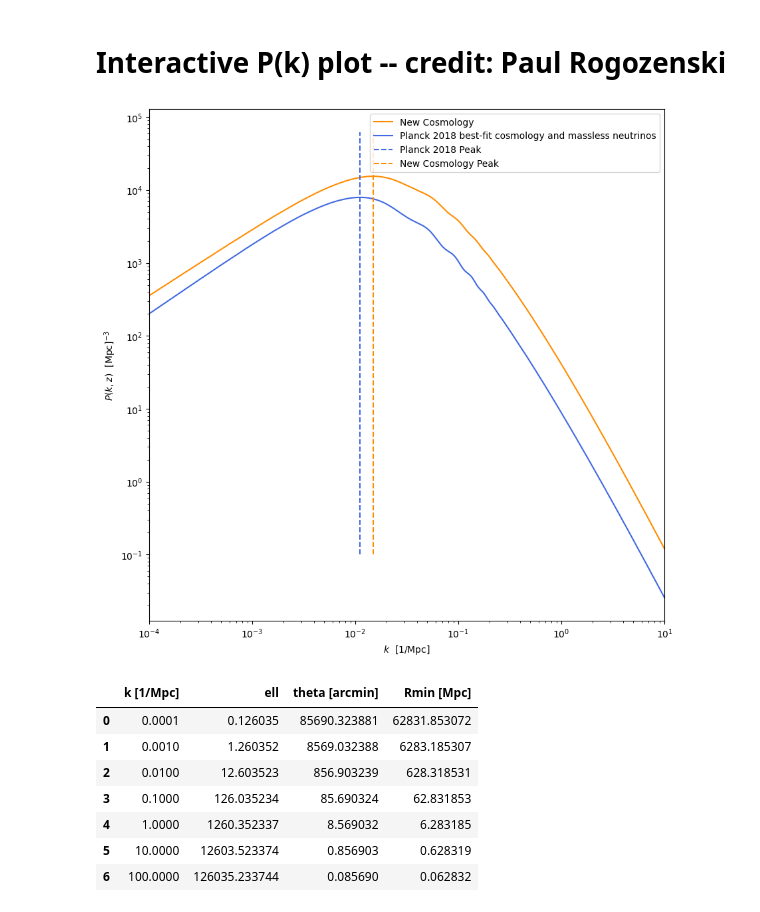
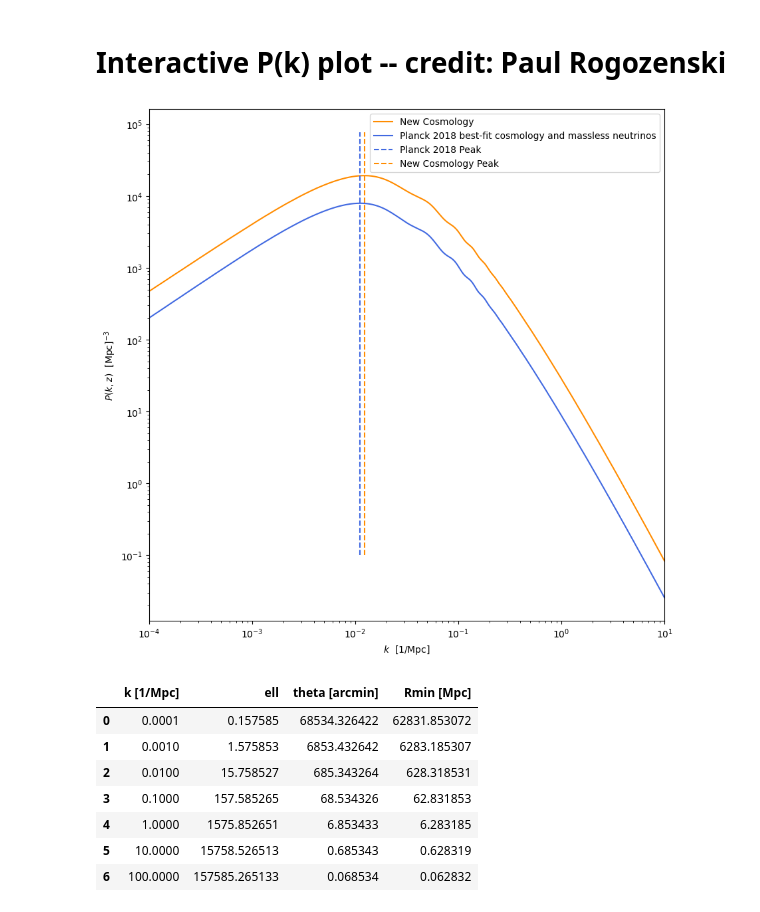
Before and after one commit to CLASS-SZ/notebooks, a Jupyter notebook: install_class_sz_on_colab.ipynb, the cells around one changed output. Cells and saved outputs as stored; diff of their text form; code cells hidden in the pictures.

```diff
--- a/install_class_sz_on_colab.ipynb
+++ b/install_class_sz_on_colab.ipynb
@@ -243,7 +248,7 @@ Nk_fid = 1000
 k_fid = np.logspace(-4,1,Nk_fid)
 k_table = np.array([10**-4, 10**-3, 10**-2, 10**-1, 10**0, 10**1, 10**2])
 
-def compute_pk(H0, A_s, n_s, Omega_b, Omega_CDM, m_nu, z):
+def compute_pk(H0, A_s, n_s, Omega_b, Omega_CDM, z):
 
     h = H0/100
 
@@ -277,9 +282,9 @@ def compute_pk(H0, A_s, n_s, Omega_b, Omega_CDM, m_nu, z):
 
     return Pk_lin, k_fid, M.get_chi(z)
 
-H0_fid, A_s_fid, n_s_fid, Omega_b_fid, Omega_cdm_fid, m_nu_fid, z_fid = 66.88,2.091e-9, 0.9626, 0.04945, 0.26962, 0.06, 1.0
+H0_fid, A_s_fid, n_s_fid, Omega_b_fid, Omega_cdm_fid,  z_fid = 66.88,2.091e-9, 0.9626, 0.04945, 0.26962,  1.0
 
-pk_fid, _,_ = compute_pk(H0_fid, A_s_fid, n_s_fid, Omega_b_fid, Omega_cdm_fid, m_nu_fid, z_fid)
+pk_fid, _,_ = compute_pk(H0_fid, A_s_fid, n_s_fid, Omega_b_fid, Omega_cdm_fid, z_fid)
 
 def plot_pk(pk, k, z):
   plt.figure(figsize=(10,10))
@@ -316,44 +321,42 @@ def k_l_theta(comoving):
 # %%
 #@title Set Cosmology Parameters { run: "auto", vertical-output: true}
 #@markdown Planck 2018 Best-Fit:
 
 #@markdown $H_0$ = 66.88
 
 #@markdown $A_s$ = 2.091e-9
 
 #@markdown $n_s$ = 0.9626
 
 #@markdown $\Omega_{b}$ = 0.04945
 
 #@markdown $\Omega_{CDM}$ = 0.26962
 
-#@markdown $\sum m_{\nu}$ = 0.0
-
 #@markdown chosen $z$ = 1.0
 
 
 H0 = 66.89 #@param {type:"slider", value:80, min:50, max:80, step:0.01}
 A_s = 5.646e-9 #@param {type:"slider", min:1e-12, max:1e-8, step:1e-12}
-n_s = 0.9117 #@param {type:"slider", min:0.87, max:1.07, step:0.0001}
+n_s = 0.945 #@param {type:"slider", min:0.87, max:1.07, step:0.0001}
 Omega_b = 0.04841 #@param {type:"slider", min:0.03, max:0.06, step:0.00001}
-Omega_CDM = 0.68234 #@param {type:"slider", min:0.1, max:0.94, step:0.00001}
+Omega_CDM = 0.31124 #@param {type:"slider", min:0.1, max:0.94, step:0.00001}
 # m_nu = 0.06 #@param {type:"slider", min:0.0, max:1.0, step:0.01}
-z = 1.500001 #@param {type:"slider", min:0.000001, max:5.0, step:0.1}
+z = 1.700001 #@param {type:"slider", min:0.000001, max:5.0, step:0.1}
 
 
 
 
 
-Pk, k, comoving = compute_pk(H0, A_s, n_s, Omega_b, Omega_CDM, m_nu,z)
+Pk, k, comoving = compute_pk(H0, A_s, n_s, Omega_b, Omega_CDM, z)
 plot_pk(Pk, k,z)
 k_l_theta(comoving)
 # %% [output]
-[figure, old version]
+[figure, new version]
 |  | k [1/Mpc] | ell | theta [arcmin] | Rmin [Mpc] |
-| 0 | 0.0001 | 0.126035 | 85690.323881 | 62831.853072 |
-| 1 | 0.0010 | 1.260352 | 8569.032388 | 6283.185307 |
-| 2 | 0.0100 | 12.603523 | 856.903239 | 628.318531 |
-| 3 | 0.1000 | 126.035234 | 85.690324 | 62.831853 |
-| 4 | 1.0000 | 1260.352337 | 8.569032 | 6.283185 |
-| 5 | 10.0000 | 12603.523374 | 0.856903 | 0.628319 |
-| 6 | 100.0000 | 126035.233744 | 0.085690 | 0.062832 |
+| 0 | 0.0001 | 0.157585 | 68534.326422 | 62831.853072 |
+| 1 | 0.0010 | 1.575853 | 6853.432642 | 6283.185307 |
+| 2 | 0.0100 | 15.758527 | 685.343264 | 628.318531 |
+| 3 | 0.1000 | 157.585265 | 68.534326 | 62.831853 |
+| 4 | 1.0000 | 1575.852651 | 6.853433 | 6.283185 |
+| 5 | 10.0000 | 15758.526513 | 0.685343 | 0.628319 |
+| 6 | 100.0000 | 157585.265133 | 0.068534 | 0.062832 |
```
Also changed, not shown: parts of 11 cells of this notebook.
